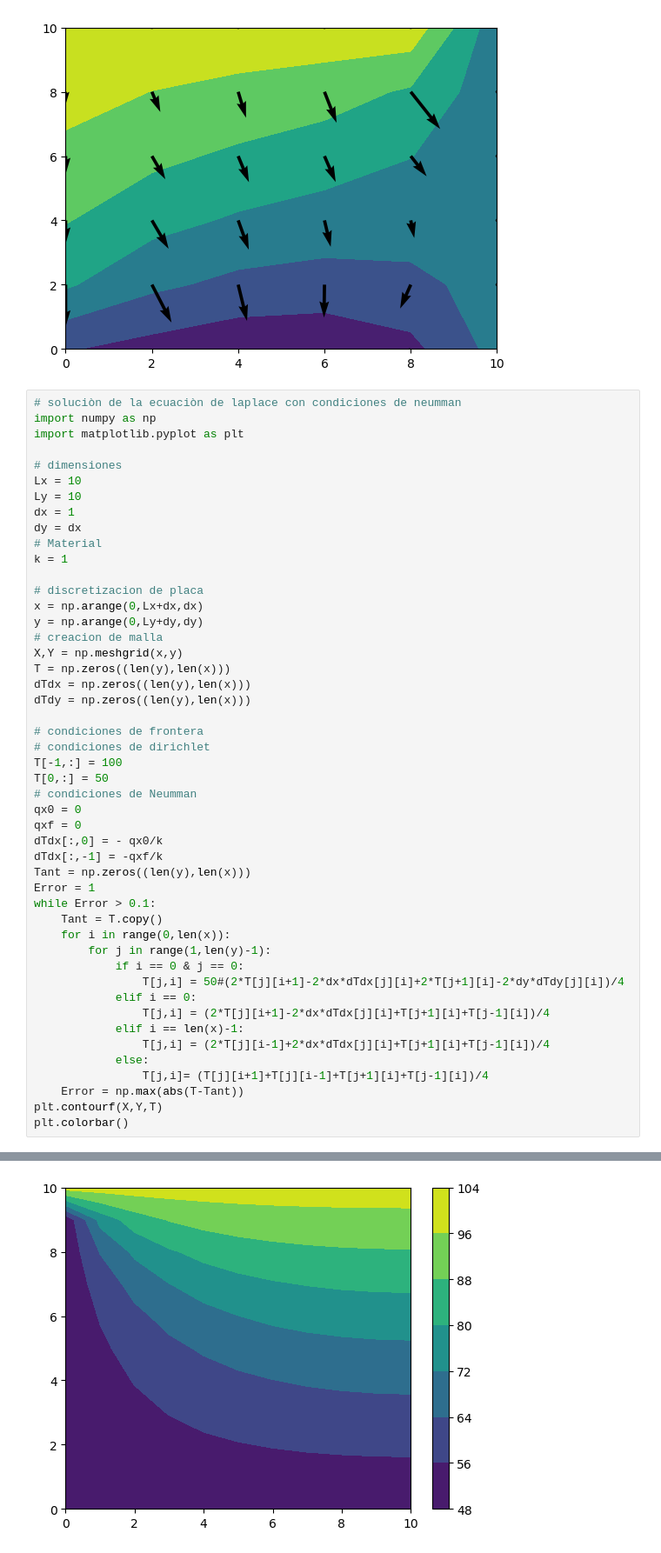
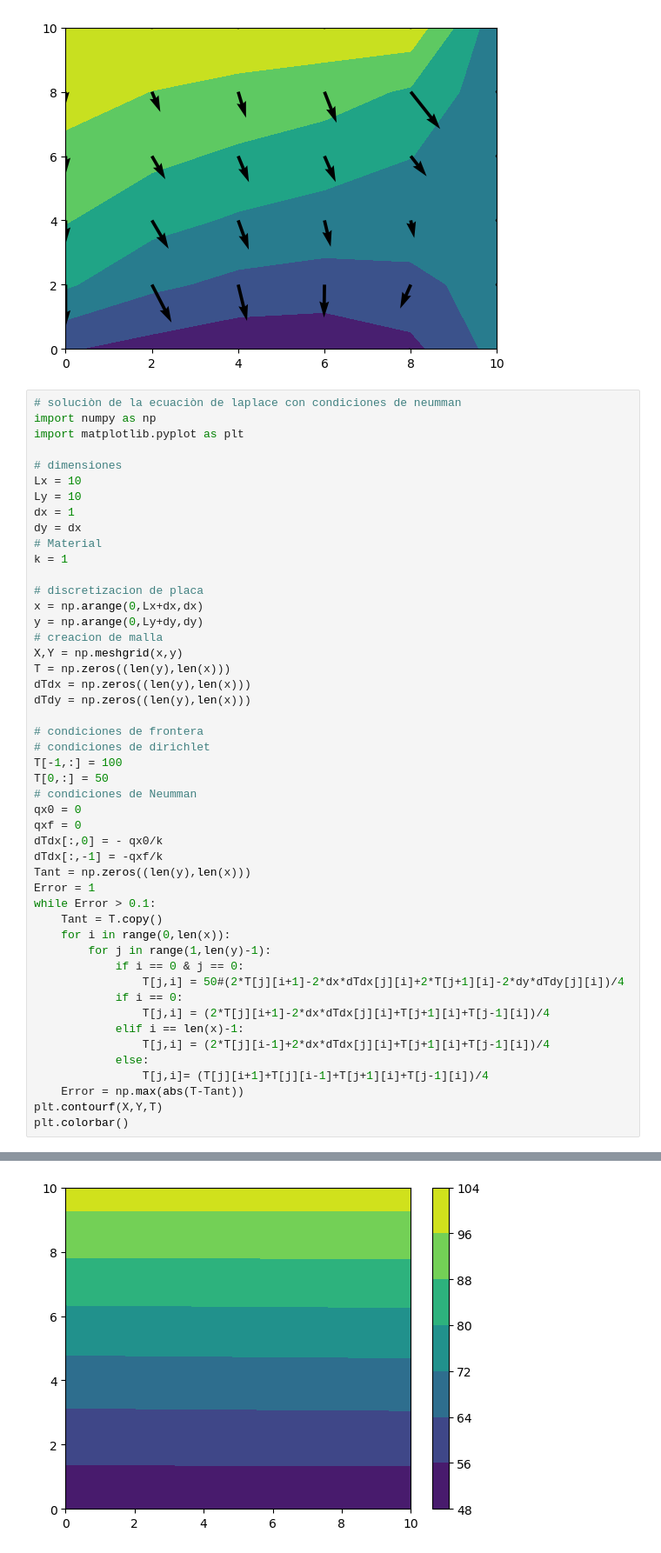
Before and after one commit to cjuarezramos/MMS022024, a Jupyter notebook: ej1022_placaNeuman.ipynb, the cells around one changed output, grey strips where cells are left out. Shown: that part at 87% size. Cells and saved outputs as stored; diff of their text form.

```diff
--- a/ej1022_placaNeuman.ipynb
+++ b/ej1022_placaNeuman.ipynb
@@ -106,7 +106,7 @@ while Error > 0.1:
         for j in range(1,len(y)-1):
             if i == 0 & j == 0:
                 T[j,i] = 50#(2*T[j][i+1]-2*dx*dTdx[j][i]+2*T[j+1][i]-2*dy*dTdy[j][i])/4
-            elif i == 0:
+            if i == 0:
                 T[j,i] = (2*T[j][i+1]-2*dx*dTdx[j][i]+T[j+1][i]+T[j-1][i])/4
             elif i == len(x)-1:
                 T[j,i] = (2*T[j][i-1]+2*dx*dTdx[j][i]+T[j+1][i]+T[j-1][i])/4
@@ -120 +137 @@ plt.colorbar()
-[figure, old version]
+[figure, new version]
```
Also changed, not shown: parts of 1 cell of this notebook.
